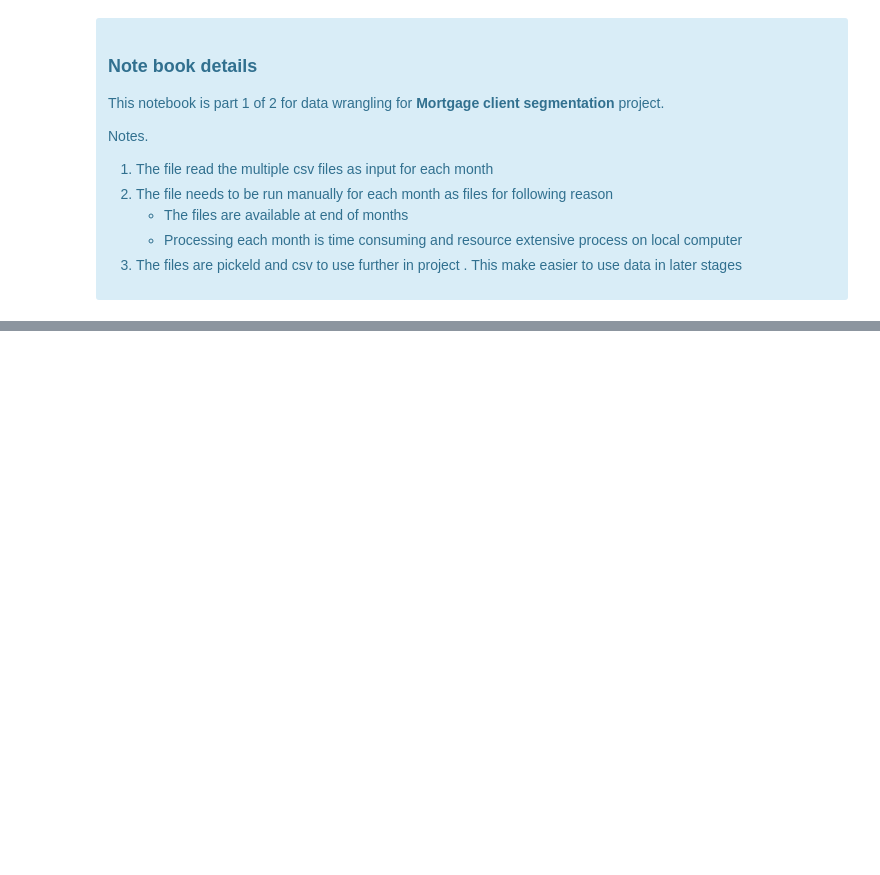
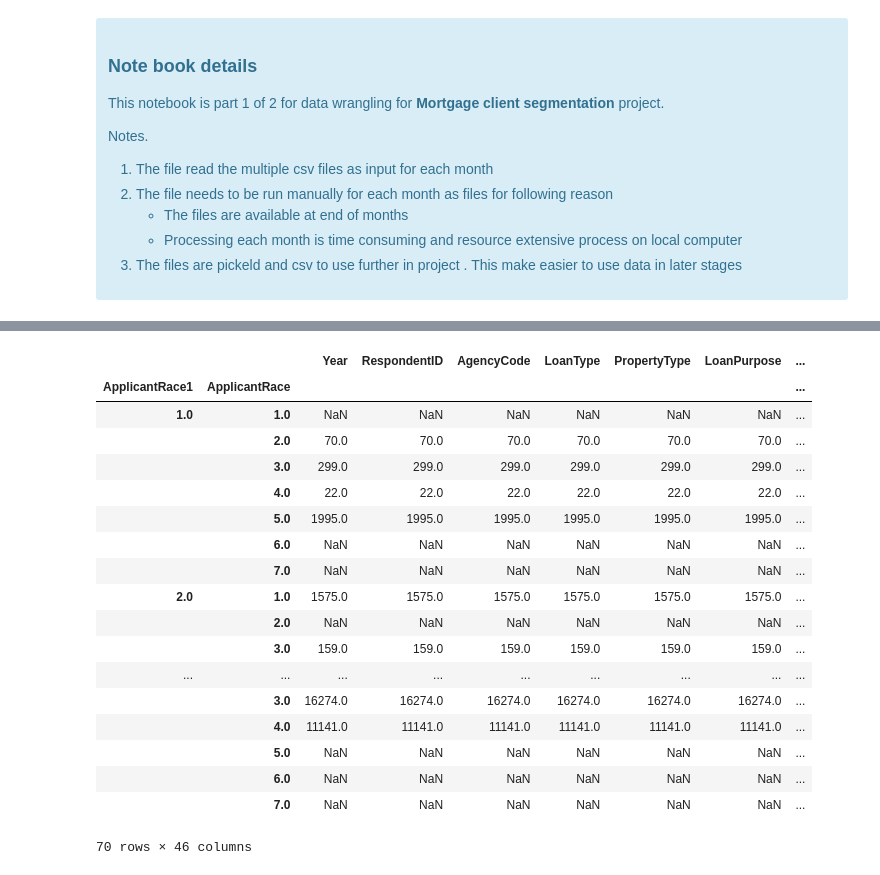
Before and after one commit to saurabhspundir/MortgageCustomerSegmentation, a Jupyter notebook: CapstoneII_DataWrangling_II_DataUpdate.ipynb, the cells around one changed output, grey strips where cells are left out. Saved outputs shown, nothing was run; the diff lists cells and outputs as text; code cells hidden in the pictures; blank space fills up the shorter version.

```diff
--- a/CapstoneII_DataWrangling_II_DataUpdate.ipynb
+++ b/CapstoneII_DataWrangling_II_DataUpdate.ipynb
@@ -212,5 +170,6 @@ df_alldata=removeDatatForNullColumns(df_alldata)
 # %%
-# get the pickel file name to re confirm the previous files are not overriden.
+#df_selecteddata.info()
+picklefilename='df_selectdata_hmda_cenus.sa'
+# get the pickle file name to re confirm the previous files are not overriden.
 # Note: Run this file after confimring succesful completion of all above steps
 print(picklefilename)
-#f1.info()
@@ -415,3 +178,0 @@ for col in ['MSA','CountyCode','ApplicantIncome']:
-# %%
-#df_selecteddata.info()
-picklefilename='df_selectdata_hmda.sa'
@@ -519,0 +257,3 @@ print(len(df_alldata))
+# %%
+pickle_file='df_alldata_hmda.sa'
+df_readdata = pickle.load( open( pickle_file, "rb" ) )
@@ -519,0 +429,26 @@ print(len(df_alldata))
+# %%
+t=df_readdata[(df_readdata.ApplicantRace1.notna()) & (df_readdata.ApplicantRace1!='') & (df_readdata.ApplicantRace1!=' ') & (df_readdata.ApplicantRace!=df_readdata.ApplicantRace1)]
+# %%
+#t.loc[:,['ApplicantRace1','ApplicantRace']]
+#t.ApplicantRace1.unique()
+t.groupby(['ApplicantRace1','ApplicantRace']).count()
+# %% [output]
+|  |  | Year | RespondentID | AgencyCode | LoanType | PropertyType | LoanPurpose | ... |
+| ApplicantRace1 | ApplicantRace |  |  |  |  |  |  | ... |
+| 1.0 | 1.0 | NaN | NaN | NaN | NaN | NaN | NaN | ... |
+|  | 2.0 | 70.0 | 70.0 | 70.0 | 70.0 | 70.0 | 70.0 | ... |
+|  | 3.0 | 299.0 | 299.0 | 299.0 | 299.0 | 299.0 | 299.0 | ... |
+|  | 4.0 | 22.0 | 22.0 | 22.0 | 22.0 | 22.0 | 22.0 | ... |
+|  | 5.0 | 1995.0 | 1995.0 | 1995.0 | 1995.0 | 1995.0 | 1995.0 | ... |
+|  | 6.0 | NaN | NaN | NaN | NaN | NaN | NaN | ... |
+|  | 7.0 | NaN | NaN | NaN | NaN | NaN | NaN | ... |
+| 2.0 | 1.0 | 1575.0 | 1575.0 | 1575.0 | 1575.0 | 1575.0 | 1575.0 | ... |
+|  | 2.0 | NaN | NaN | NaN | NaN | NaN | NaN | ... |
+|  | 3.0 | 159.0 | 159.0 | 159.0 | 159.0 | 159.0 | 159.0 | ... |
+| ... | ... | ... | ... | ... | ... | ... | ... | ... |
+|  | 3.0 | 16274.0 | 16274.0 | 16274.0 | 16274.0 | 16274.0 | 16274.0 | ... |
+|  | 4.0 | 11141.0 | 11141.0 | 11141.0 | 11141.0 | 11141.0 | 11141.0 | ... |
+|  | 5.0 | NaN | NaN | NaN | NaN | NaN | NaN | ... |
+|  | 6.0 | NaN | NaN | NaN | NaN | NaN | NaN | ... |
+|  | 7.0 | NaN | NaN | NaN | NaN | NaN | NaN | ... |
+70 rows × 46 columns
```
Also changed, not shown: parts of 62 cells of this notebook, 3 other files.
